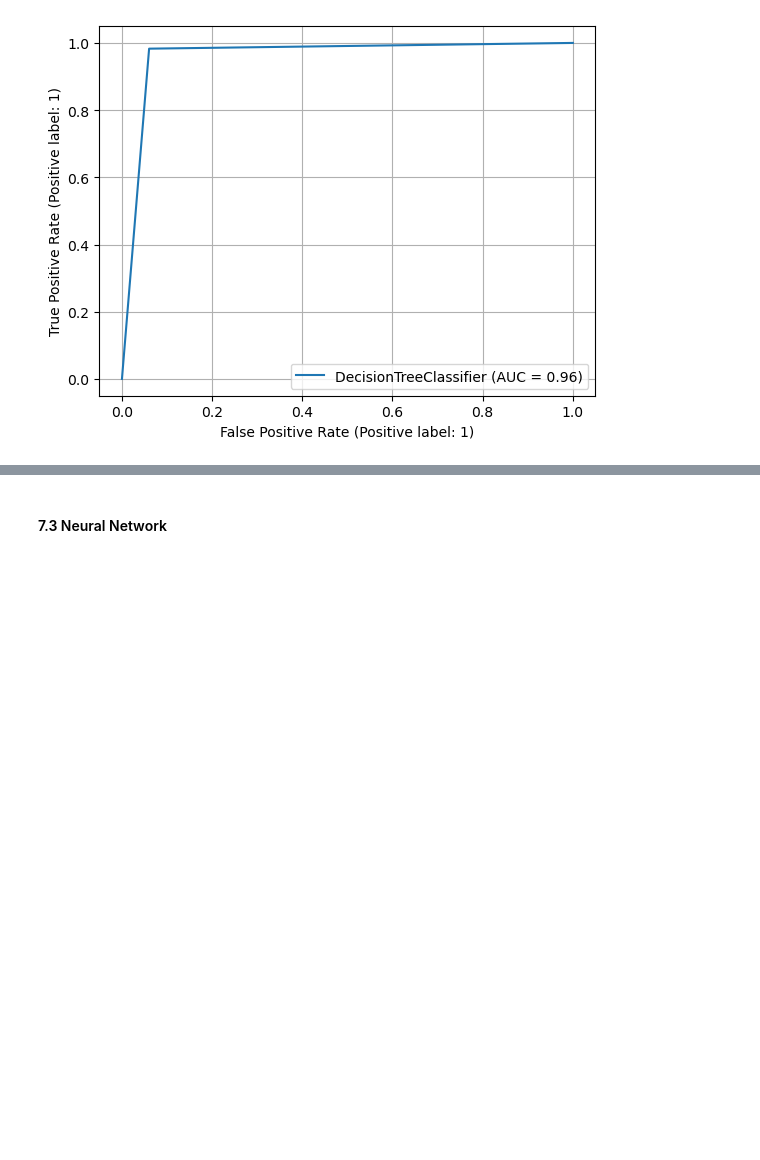
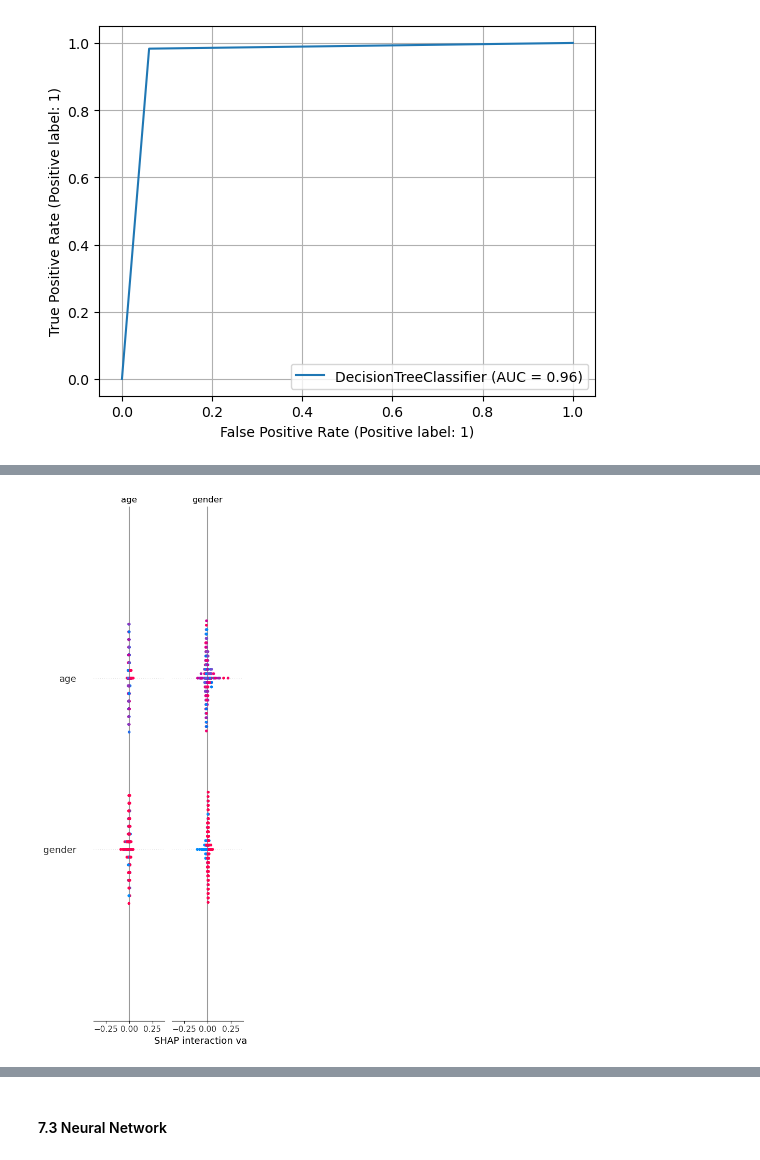
Before and after one commit to see-3pO/Heart_Disease_Prediction, a Jupyter notebook: Heart_Disease_Classifier.ipynb, the cells around one changed output, grey strips where cells are left out. Saved outputs shown, nothing was run; the diff lists cells and outputs as text; code cells hidden in the pictures; blank space fills up the shorter version.

```diff
--- a/Heart_Disease_Classifier.ipynb
+++ b/Heart_Disease_Classifier.ipynb
@@ -855,0 +875,9 @@ roc_auc(tree_model, X_train, X_test, y_train, y_test)
+# %%
+import shap
+shap.initjs()
+
+# setting up explainer object
+explainer = shap.Explainer(rand_model)
+
+# generating the shap values
+shap_values = explainer.shap_values(X_test)
@@ -855,0 +886,5 @@ roc_auc(tree_model, X_train, X_test, y_train, y_test)
+# %%
+# plotting the feature importance
+shap.summary_plot(shap_values, X_test, show=False, max_display=X_test.shape[1])
+# %% [output]
+[figure, added]
```
Also changed, not shown: parts of 31 cells of this notebook.
